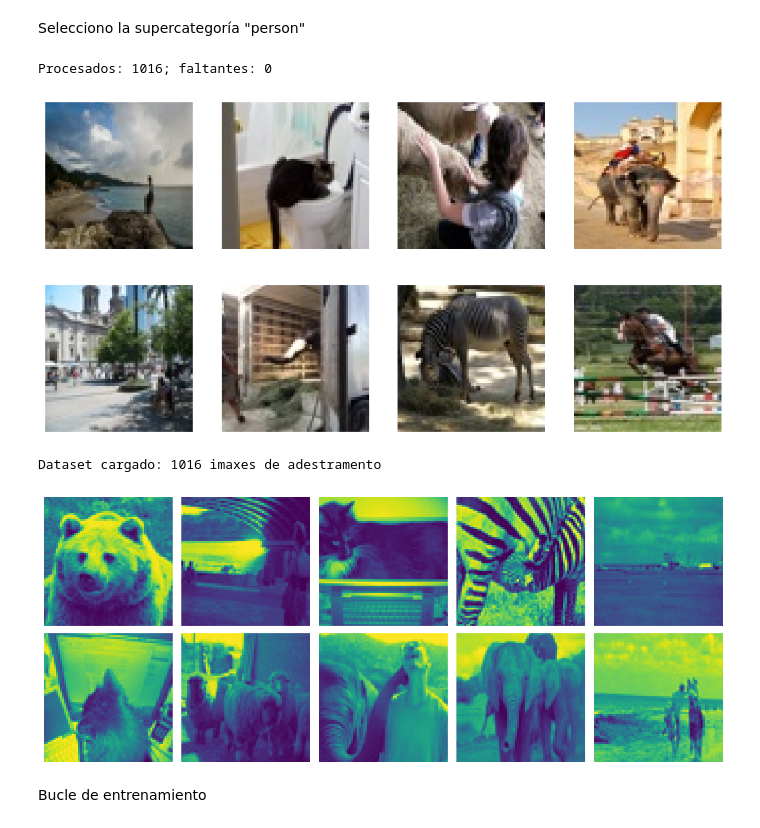
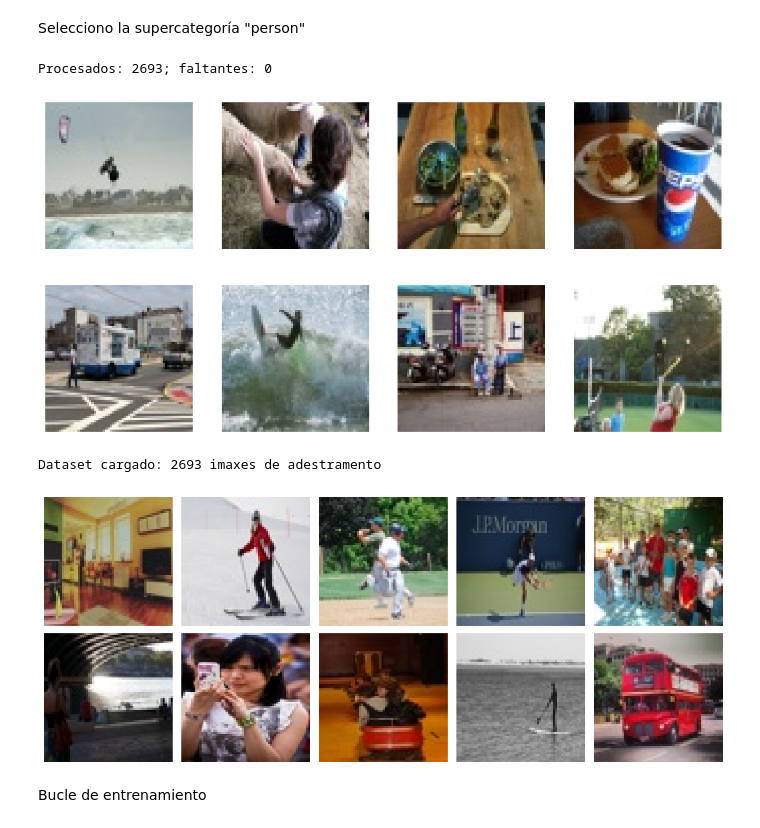
Before and after one commit to mateofra/VPCII, a Jupyter notebook: practica_2/practica_2_1.ipynb, the cells around one changed output. Drawn from its saved outputs; the diff is of its cells as text; code cells hidden in the pictures.

Commit message:
versionn sia 2.1 con personas

```diff
--- a/practica_2/practica_2_1.ipynb
+++ b/practica_2/practica_2_1.ipynb
@@ -343,7 +456,7 @@ vehicle: 1160 imaxes
 # %% [markdown]
 Selecciono la supercategoría "person"
 # %%
-supercategoria = "animal"
+supercategoria = "person"
 
 dataset_images = set()
 for cat in data['categories']:
@@ -355,7 +468,7 @@ for cat in data['categories']:
 ANN = Path('annotations') / 'instances_val2017.json'
 SOURCE    = Path('val2017')
 IMG_TAMAÑO = (64, 64)
-OUTPUT = Path('dataset_animales')
+OUTPUT = Path('dataset_person')
 
 nombres = [f"{img_id:012d}.jpg" for img_id in dataset_images]
 
@@ -378,7 +491,7 @@ for fname in nombres:
 
 print(f'Procesados: {processed}; faltantes: {missing}')
 # %% [output]
-Procesados: 1016; faltantes: 0
+Procesados: 2693; faltantes: 0
 # %%
 archivos = [OUTPUT / n for n in nombres[:8] if (OUTPUT / n).exists()]
 fig, axes = plt.subplots(2, 4, figsize=(12, 6))
@@ -389,7 +502,7 @@ for ax, p in zip(axes.flat, archivos):
     ax.axis('off')
 plt.show()
 # %% [output]
-[figure, old version]
+[figure, new version]
 # %%
 from torch.utils.data import Dataset
 
@@ -407,38 +520,43 @@ class ImageFolder64Dataset(Dataset):
         self.transform = transform
         self.image_paths = sorted(
             list(self.root.glob("*.jpg"))
         )
 
     def __len__(self):
         return len(self.image_paths)
 
     def __getitem__(self, idx):
         img = Image.open(self.image_paths[idx]).convert("RGB")
         if self.transform is not None:
             img = self.transform(img)
         return img
 
 # Cargar dataset de imágenes 64x64
-train_dataset = ImageFolder64Dataset("dataset_animales", transform=transform)
-train_loader = DataLoader(train_dataset, batch_size=128, shuffle=True, num_workers=2)
-
+train_dataset = ImageFolder64Dataset("dataset_person", transform=transform)
+train_loader = DataLoader(
+    train_dataset,
+    batch_size=32,
+    shuffle=True,
+    num_workers=2,
+    pin_memory=True
+)
 print(f'Dataset cargado: {len(train_dataset)} imaxes de adestramento')
 
 # Visualizar algunhas imaxes
 fig, axes = plt.subplots(2, 5, figsize=(12, 5))
 for i, ax in enumerate(axes.flat):
     img = train_dataset[i]
     # Desnormalizar de [-1,1] a [0,1] para mostrar
     img_vis = img.clone()
     img_vis = (img_vis * 0.5) + 0.5
     img_vis = img_vis.permute(1, 2, 0).numpy()
     ax.imshow(img_vis)
     ax.axis('off')
 plt.tight_layout()
 plt.show()
 # %% [output]
-Dataset cargado: 1016 imaxes de adestramento
+Dataset cargado: 2693 imaxes de adestramento
-[figure, old version]
+[figure, new version]
 # %% [markdown]
 Bucle de entrenamiento
 # %%
```
Also changed, not shown: parts of 15 cells of this notebook, 2 other files.
